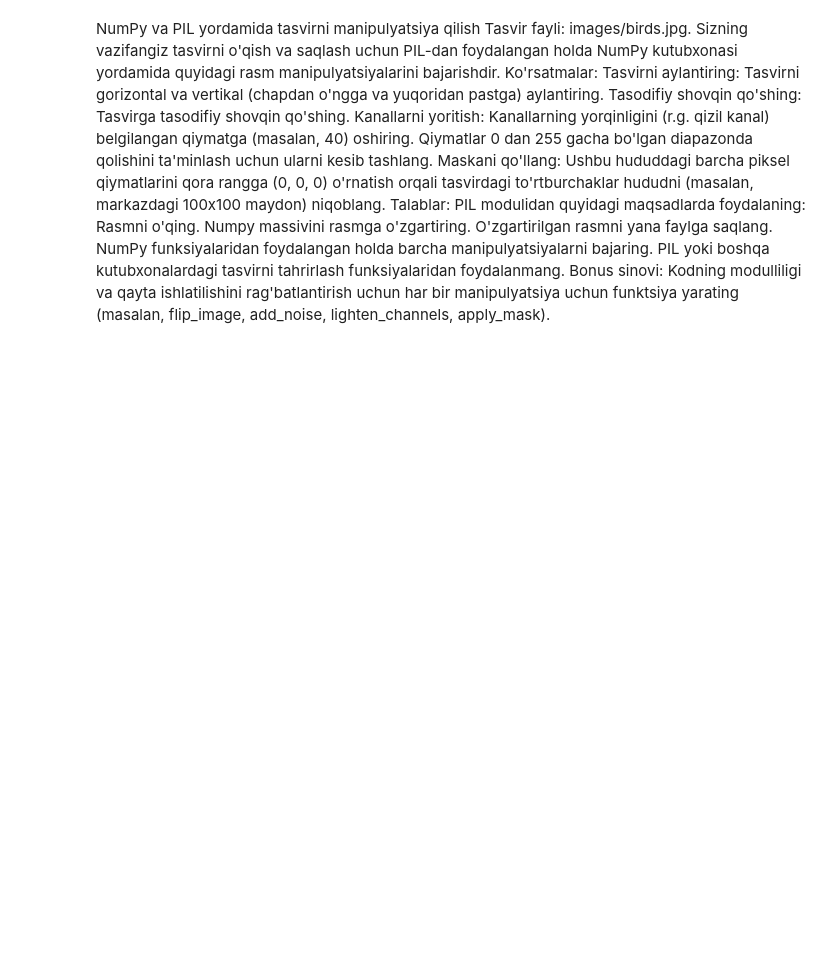
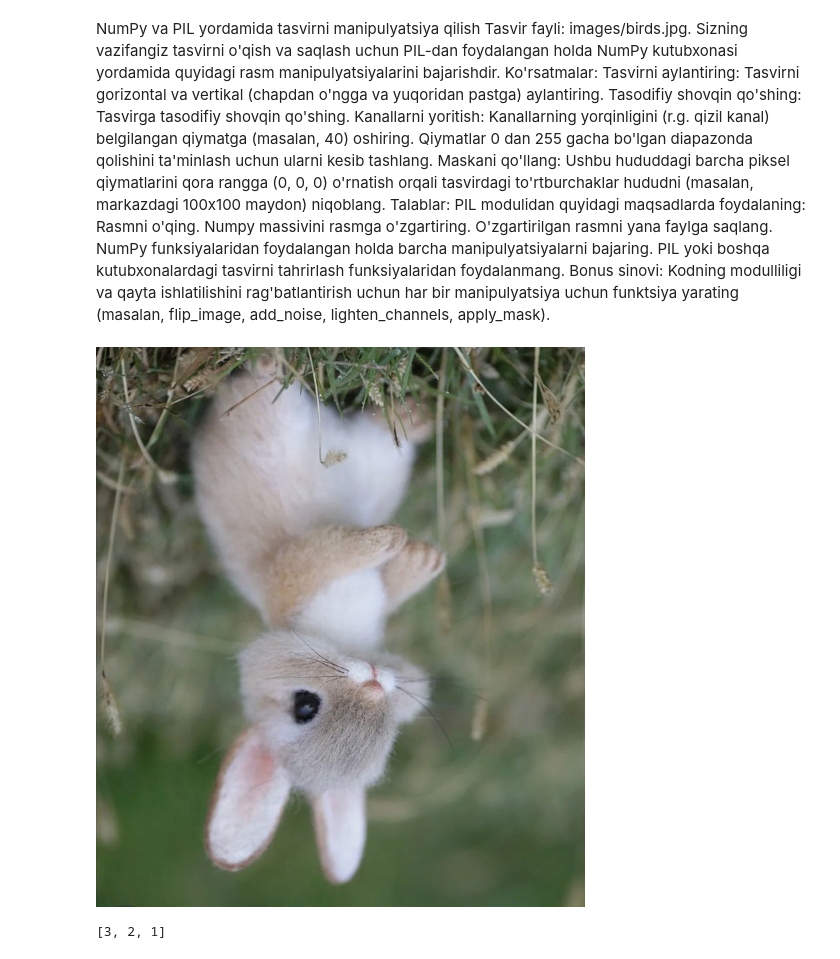
Before and after one commit to zafarkhodjakulov/python-homeworks, a Jupyter notebook: lesson-16/homework/home_tasks.ipynb, the cells around one changed output. Saved outputs shown, nothing was run; the diff lists cells and outputs as text; code cells hidden in the pictures; blank space fills up the shorter version.

Commit message:
flip by index

```diff
--- a/lesson-16/homework/home_tasks.ipynb
+++ b/lesson-16/homework/home_tasks.ipynb
@@ -122,3 +124,17 @@ def apply_mask(save_path):
     image = Image.fromarray(image_array.astype(np.uint8))
     image.save(save_path)
     return image.show()
+# %%
+with Image.open(file_path, mode='r') as img:
+    # img = img.transpose(method=Image.FLIP_LEFT_RIGHT) #FLIP_TOP_BOTTOM
+    image_array = np.array(img)
+a = image_array[::-1, ::-1, :]
+a = Image.fromarray(a)
+display(a)
+# %% [output]
+[figure, added]
+# %%
+a = [1, 2, 3]
+a[::-1]
+# %% [output]
+[3, 2, 1]
```
Also changed, not shown: parts of 1 cell of this notebook.
